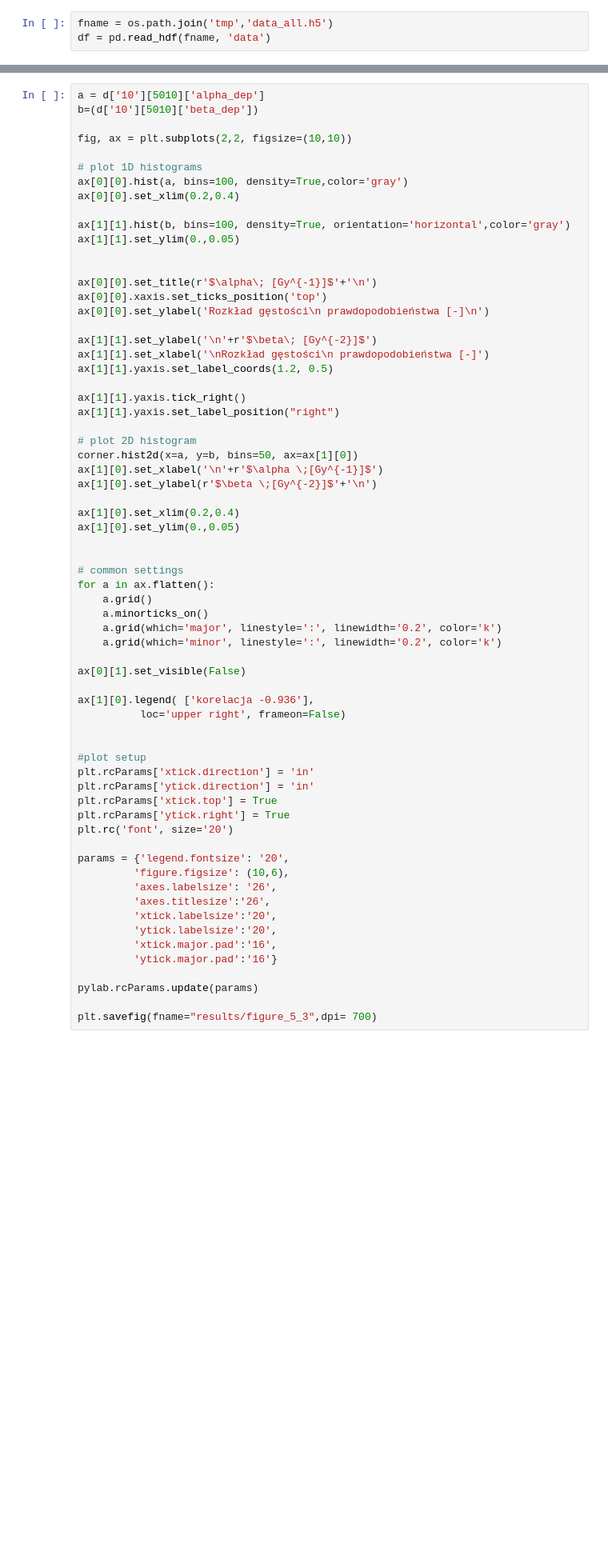
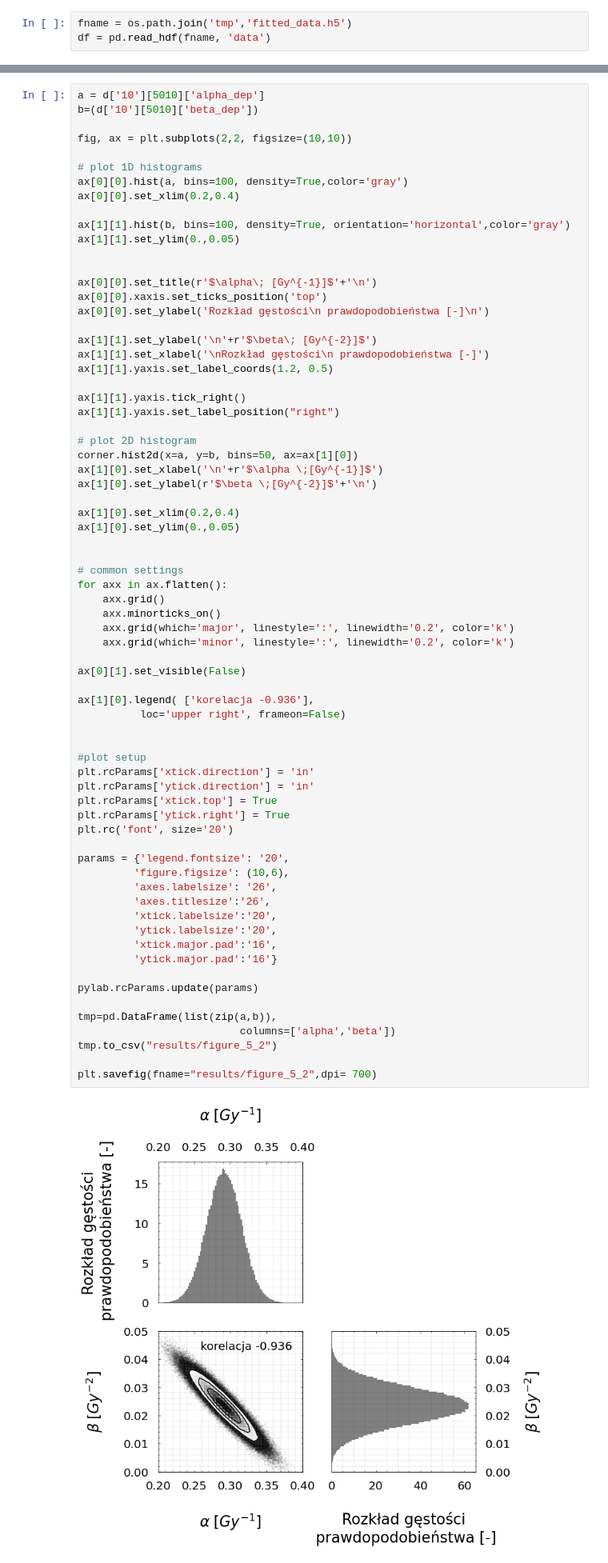
Before and after one commit to kingajelen/JelenPhD, a Jupyter notebook: 04_Distributions_alfa_beta_q.ipynb, the cells around one changed output, grey strips where cells are left out. Shown at 80% size. Drawn from its saved outputs; the diff is of its cells as text; blank space fills up the shorter version.

```diff
--- a/04_Distributions_alfa_beta_q.ipynb
+++ b/04_Distributions_alfa_beta_q.ipynb
@@ -75,7 +75,7 @@ def plot_style():
 # %% [markdown]
 # Open data
 # %%
-fname = os.path.join('tmp','data_all.h5')
+fname = os.path.join('tmp','fitted_data.h5')
 df = pd.read_hdf(fname, 'data')
 # %% [markdown]
 # Define new variables
@@ -206,39 +208,45 @@ ax[1][0].set_ylabel(r'$\beta \;[Gy^{-2}]$'+'\n')
 ax[1][0].set_xlim(0.2,0.4)
 ax[1][0].set_ylim(0.,0.05)
 
 
 # common settings
-for a in ax.flatten():
-    a.grid()
-    a.minorticks_on()
-    a.grid(which='major', linestyle=':', linewidth='0.2', color='k')
-    a.grid(which='minor', linestyle=':', linewidth='0.2', color='k')
+for axx in ax.flatten():
+    axx.grid()
+    axx.minorticks_on()
+    axx.grid(which='major', linestyle=':', linewidth='0.2', color='k')
+    axx.grid(which='minor', linestyle=':', linewidth='0.2', color='k')
 
 ax[0][1].set_visible(False)
 
 ax[1][0].legend( ['korelacja -0.936'],
           loc='upper right', frameon=False)
 
 
 #plot setup
 plt.rcParams['xtick.direction'] = 'in'
 plt.rcParams['ytick.direction'] = 'in'
 plt.rcParams['xtick.top'] = True
 plt.rcParams['ytick.right'] = True
 plt.rc('font', size='20')
 
 params = {'legend.fontsize': '20',
          'figure.figsize': (10,6),
          'axes.labelsize': '26',
          'axes.titlesize':'26',
          'xtick.labelsize':'20',
          'ytick.labelsize':'20',
          'xtick.major.pad':'16',
          'ytick.major.pad':'16'}
 
 pylab.rcParams.update(params)
 
-plt.savefig(fname="results/figure_5_3",dpi= 700)
+tmp=pd.DataFrame(list(zip(a,b)),
+                          columns=['alpha','beta'])
+tmp.to_csv("results/figure_5_2")
+
+plt.savefig(fname="results/figure_5_2",dpi= 700)
+# %% [output]
+[figure, added]
 # %%
 x=list()
 y=list()
```
Also changed, not shown: parts of 4 cells of this notebook, 10 other files.
